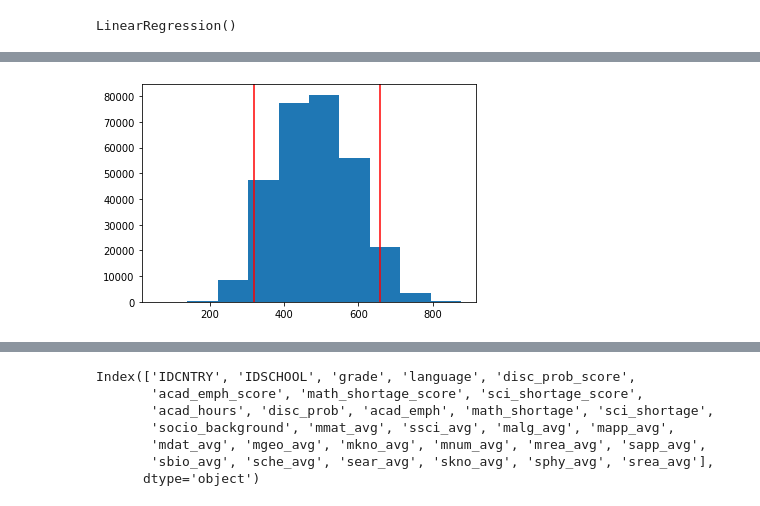
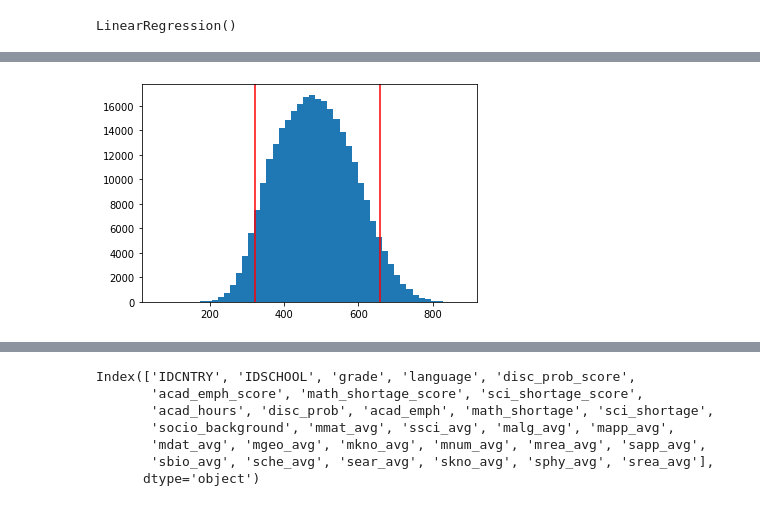
Before and after one commit to sjhaluck/TIMSS-Data-Science, a Jupyter notebook: TIMSS Exploration.ipynb, the cells around one changed output, grey strips where cells are left out. Drawn from its saved outputs; the diff is of its cells as text; code cells hidden in the pictures.

```diff
--- a/TIMSS Exploration.ipynb
+++ b/TIMSS Exploration.ipynb
@@ -3608,4 +3608,6 @@ Data columns (total 90 columns):
  89  srea_avg                  252744 non-null  float64
 dtypes: float64(46), int64(6), object(38)
 memory usage: 202.9+ MB
+# %%
+student['IDCNTRY'] = student['IDCNTRY'].astype(str)
 # %%
@@ -3694,9 +3696,9 @@ plt.plot(x,x,color='#CCFF00');
 # %%
-plt.hist(student['mmat_avg']);
+plt.hist(student['mmat_avg'], bins=50);
 plt.axvline(student['mmat_avg'].quantile(0.05), color='r');
 plt.axvline(student['mmat_avg'].quantile(0.95), color='r');
 # %% [output]
-[figure, old version]
+[figure, new version]
 # %%
 import statsmodels.api as sm
 
```
Also changed, not shown: parts of 29 cells of this notebook.
